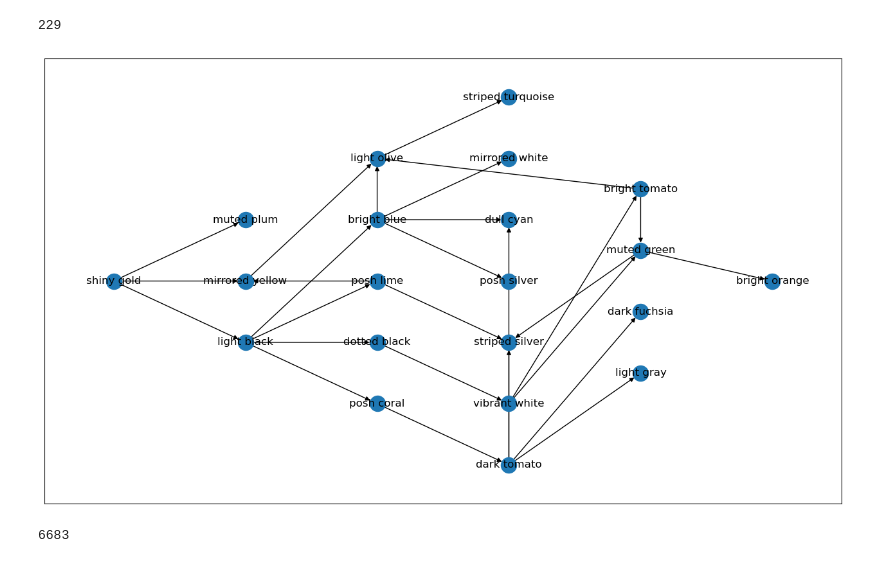
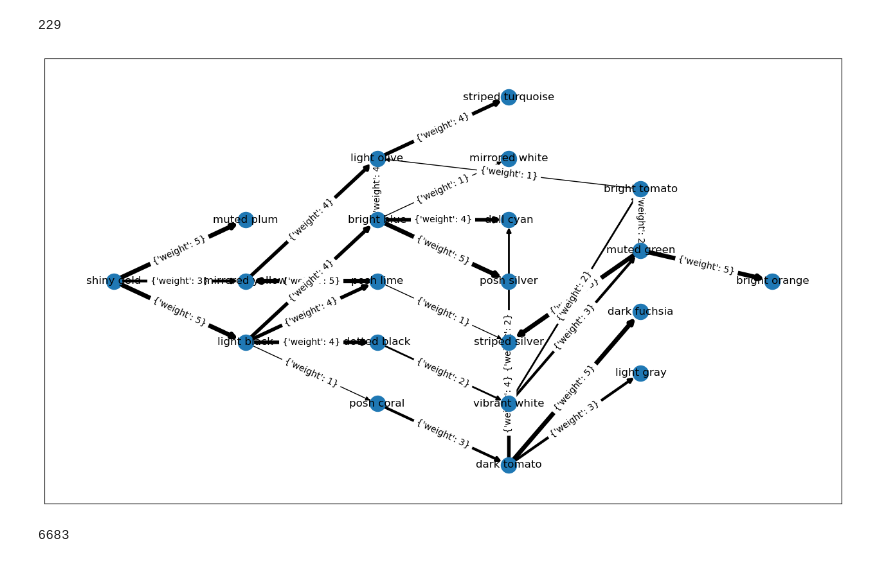
Before and after one commit to kruzaavn/aoc, a Jupyter notebook: 2020.ipynb, the cells around one changed output. Cells and saved outputs as stored; diff of their text form; code cells hidden in the pictures.

```diff
--- a/2020.ipynb
+++ b/2020.ipynb
@@ -429,8 +436,6 @@ def construct_weighted_rule_network(rules):
     g = nx.DiGraph()
 
     for rule in rules:
-
-        color, contents = rule.replace('.', '').split(' bags contain ')
 
         color = re.findall('^(.*?)\sbags?', rule)
 
@@ -455,10 +460,14 @@ sub_graph = graph.subgraph(decendents)
 # %%
 pos = nx.bfs_layout(sub_graph, target)
 
 fig, ax = plt.subplots(figsize=(16,9))
-nx.draw_networkx(sub_graph, pos, ax=ax)
+nx.draw_networkx_nodes(sub_graph, pos, ax=ax)
+nx.draw_networkx_labels(sub_graph, pos, ax=ax)
+nx.draw_networkx_edges(sub_graph, pos, width=[sub_graph.get_edge_data(*x)['weight'] for x in sub_graph.edges] ,ax=ax)
+nx.draw_networkx_edge_labels(sub_graph, pos,ax=ax)
+plt.show()
 # %% [output]
-[figure, old version]
+[figure, new version]
 # %%
 def count_bag_contents(start):
 
```
Also changed, not shown: parts of 5 cells of this notebook.
